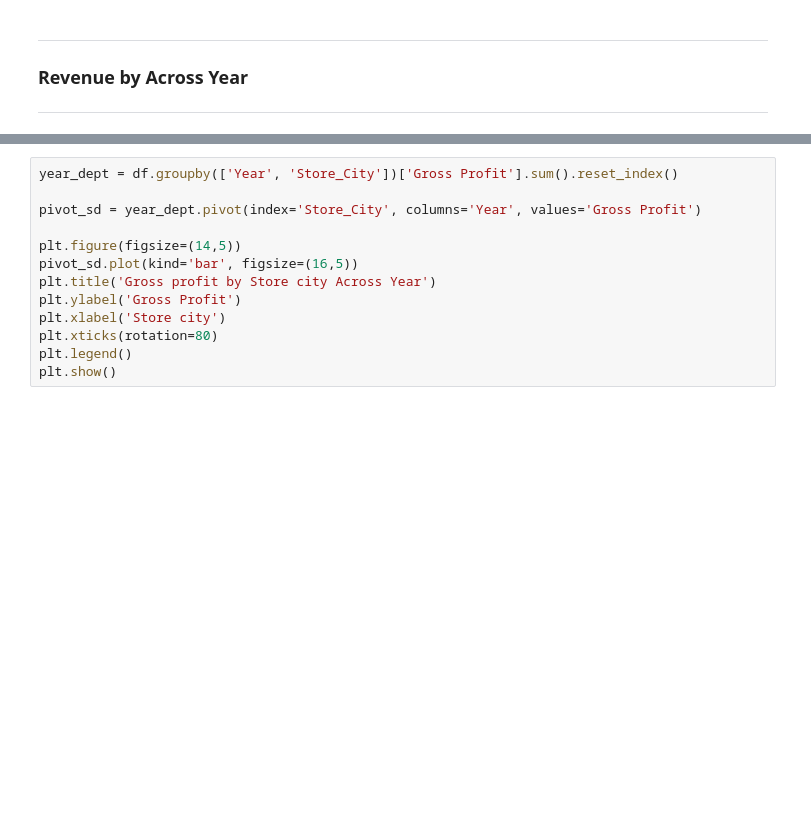
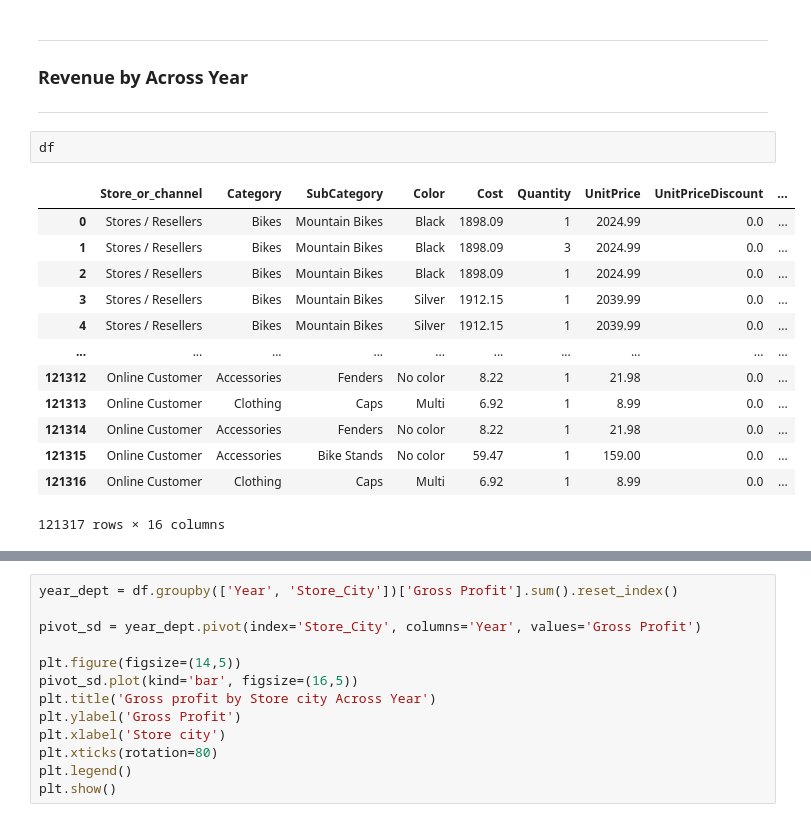
Before and after one commit to Mohamed-Jamyl/ML-and-Data-Analytics_projects, a Jupyter notebook: ML & Data analytics projects/Adventure works Analysis_project/Advanture works Analysis.ipynb, the cells around one changed output, grey strips where cells are left out. Drawn from its saved outputs; the diff is of its cells as text; blank space fills up the shorter version.

```diff
--- a/ML & Data analytics projects/Adventure works Analysis_project/Advanture works Analysis.ipynb
+++ b/ML & Data analytics projects/Adventure works Analysis_project/Advanture works Analysis.ipynb
@@ -358,3 +358,19 @@ Name: count, dtype: int64
 ----------------------------
 ### **Revenue by   Across Year**
 ----------------------------
+# %%
+df
+# %% [output]
+|  | Store_or_channel | Category | SubCategory | Color | Cost | Quantity | UnitPrice | UnitPriceDiscount | ... |
+| 0 | Stores / Resellers | Bikes | Mountain Bikes | Black | 1898.09 | 1 | 2024.99 | 0.0 | ... |
+| 1 | Stores / Resellers | Bikes | Mountain Bikes | Black | 1898.09 | 3 | 2024.99 | 0.0 | ... |
+| 2 | Stores / Resellers | Bikes | Mountain Bikes | Black | 1898.09 | 1 | 2024.99 | 0.0 | ... |
+| 3 | Stores / Resellers | Bikes | Mountain Bikes | Silver | 1912.15 | 1 | 2039.99 | 0.0 | ... |
+| 4 | Stores / Resellers | Bikes | Mountain Bikes | Silver | 1912.15 | 1 | 2039.99 | 0.0 | ... |
+| ... | ... | ... | ... | ... | ... | ... | ... | ... | ... |
+| 121312 | Online Customer | Accessories | Fenders | No color | 8.22 | 1 | 21.98 | 0.0 | ... |
+| 121313 | Online Customer | Clothing | Caps | Multi | 6.92 | 1 | 8.99 | 0.0 | ... |
+| 121314 | Online Customer | Accessories | Fenders | No color | 8.22 | 1 | 21.98 | 0.0 | ... |
+| 121315 | Online Customer | Accessories | Bike Stands | No color | 59.47 | 1 | 159.00 | 0.0 | ... |
+| 121316 | Online Customer | Clothing | Caps | Multi | 6.92 | 1 | 8.99 | 0.0 | ... |
+121317 rows × 16 columns
```
Also changed, not shown: parts of 8 cells of this notebook, 1 other file.
